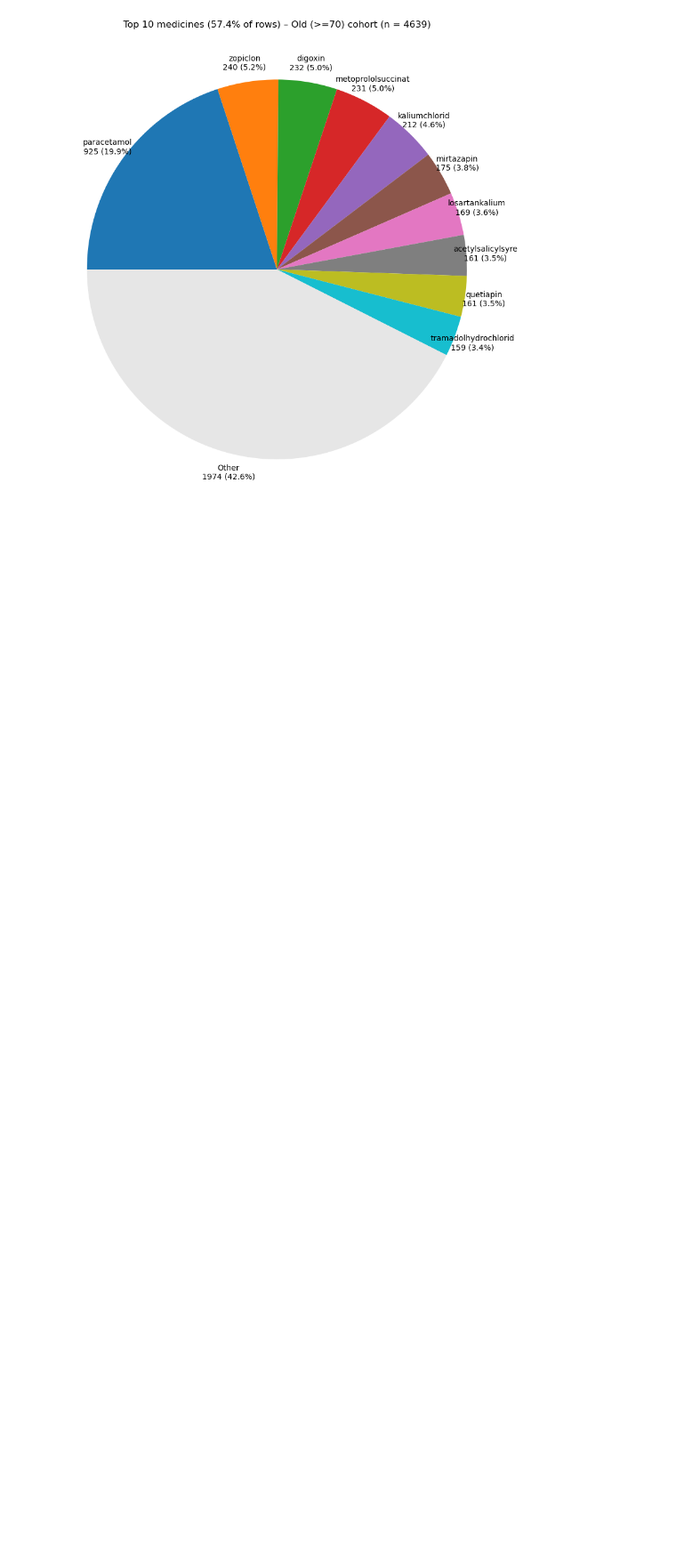
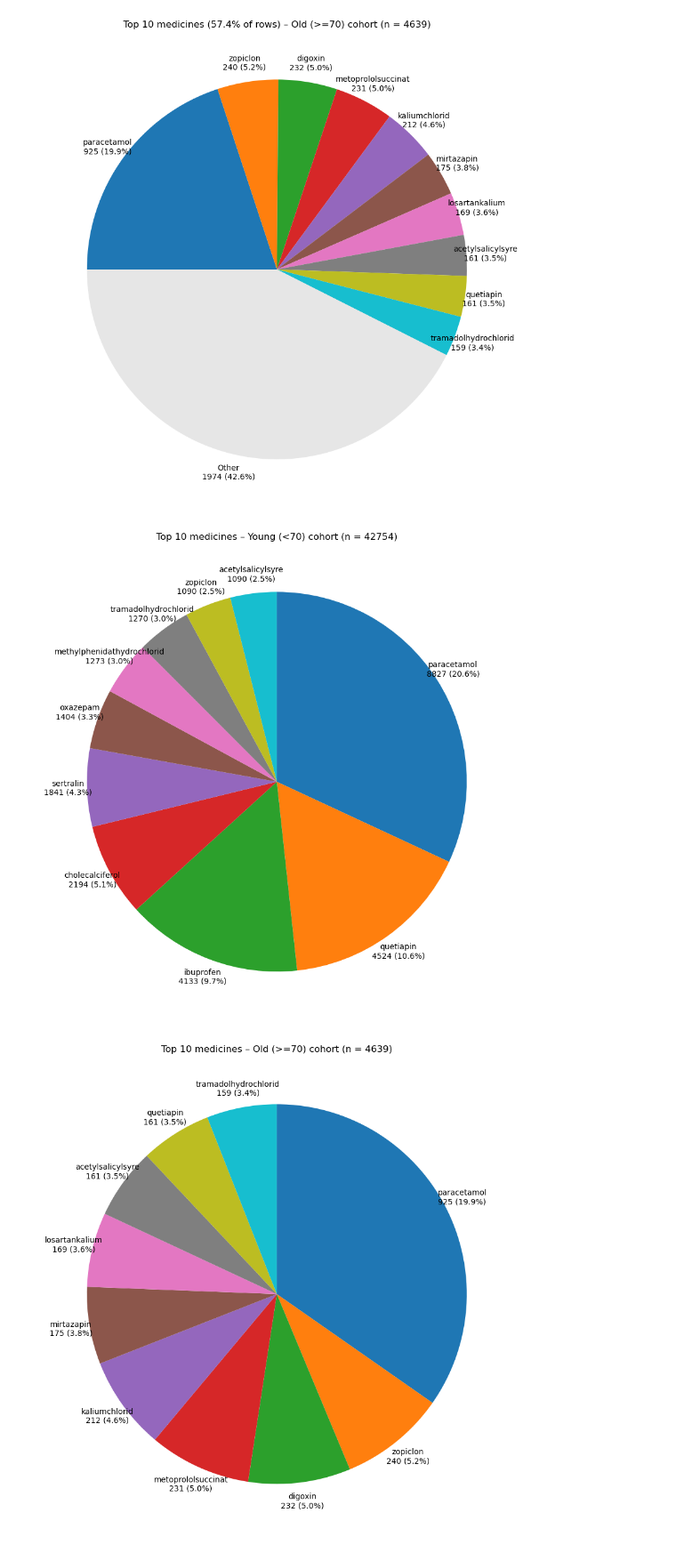
Before and after one commit to dana-mae/medical-poisoning, a Jupyter notebook: refactored code.ipynb, the cells around one changed output. Shown at 89% size. Cells and saved outputs as stored; diff of their text form; code cells hidden in the pictures; blank space fills up the shorter version.

Commit message:
chart and data matches, old and new notebook

```diff
--- a/refactored code.ipynb
+++ b/refactored code.ipynb
@@ -763,0 +817,29 @@ render_pie_chart(o_labels, o_counts, o_pcts, o_cov, "Old (>=70)", len(old))
+# %%
+# --- 2. Call functions for both cohorts ------------------------------------
+
+# Adjust these variable names if your actual notebook uses different ones!
+# (If you use NAME_COLS in your code, keep as is; otherwise use name_cols)
+# E.g., young = your DataFrame for <70; old = your DataFrame for >=70
+
+# For Young cohort
+y_meds, y_counts, y_pcts = build_top10_no_other_pie_data(
+    young,
+    NAME_COLS,
+    medicines,
+    synonym_to_canonical,
+    split_words
+)
+render_strict_top10_pie(y_meds, y_counts, y_pcts, "Young (<70)", len(young))
+
+# For Old cohort
+o_meds, o_counts, o_pcts = build_top10_no_other_pie_data(
+    old,
+    NAME_COLS,
+    medicines,
+    synonym_to_canonical,
+    split_words
+)
+render_strict_top10_pie(o_meds, o_counts, o_pcts, "Old (>=70)", len(old))
+# %% [output]
+[figure, added]
+[figure, added]
```
Also changed, not shown: parts of 1 cell of this notebook.
